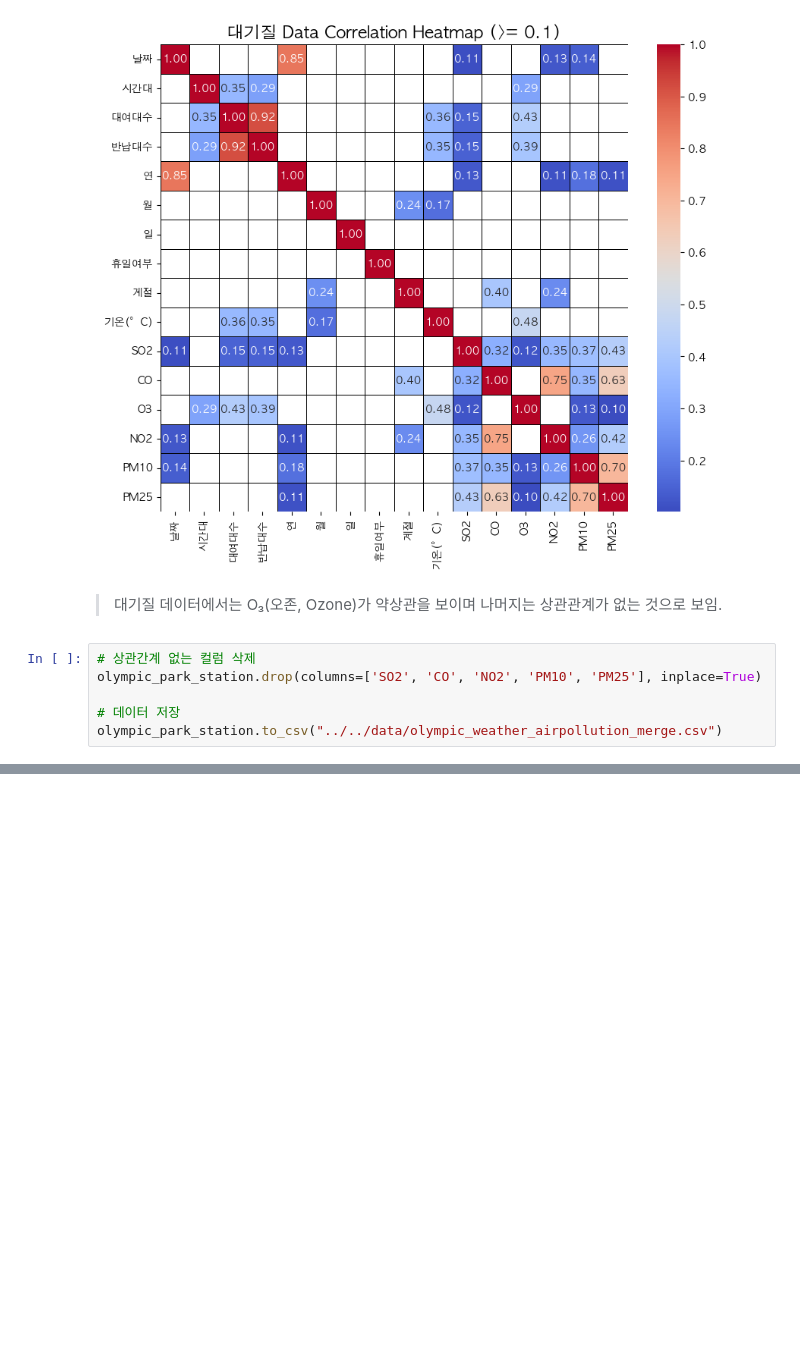
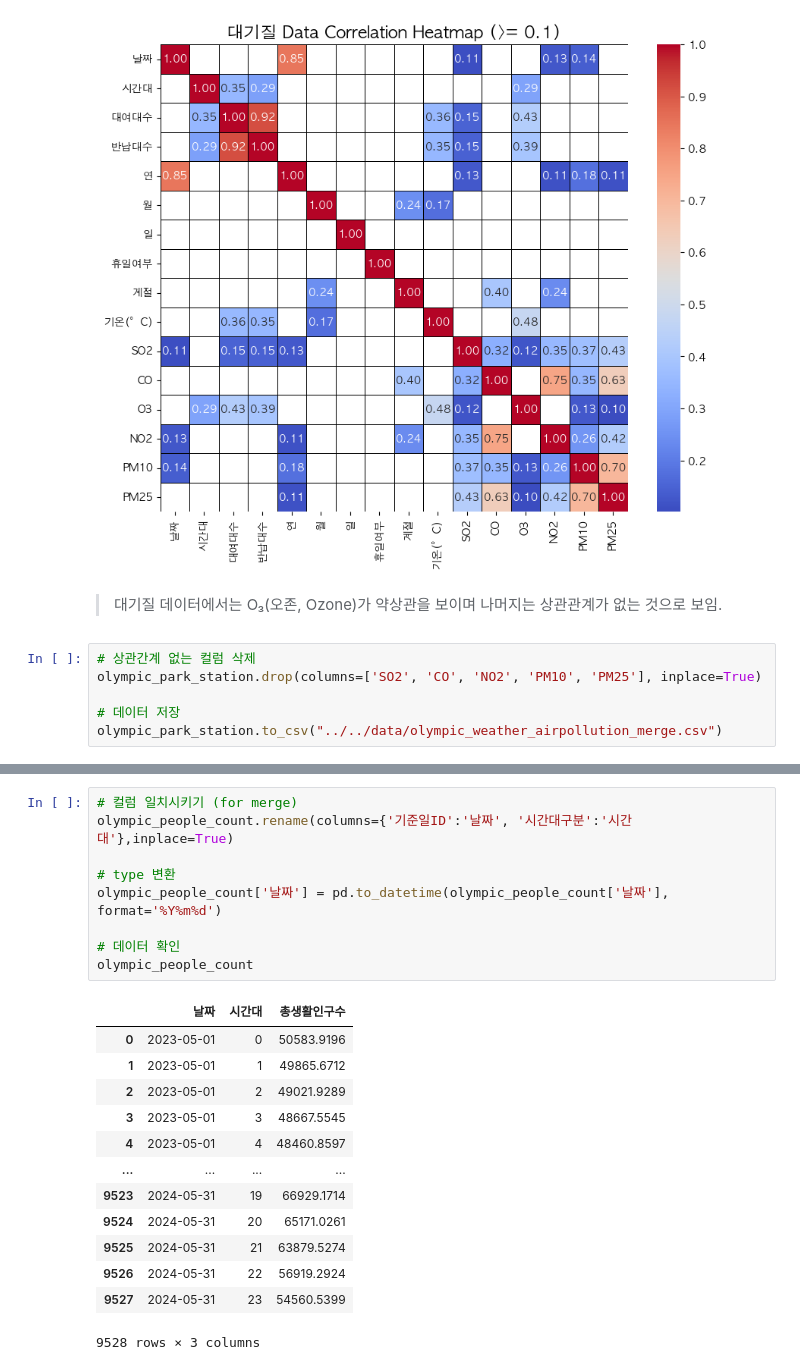
Before and after one commit to donghun-ha/Ddareungi, a Jupyter notebook: python/note/dh/olympic_park.ipynb, the cells around one changed output, grey strips where cells are left out. Cells and saved outputs as stored; diff of their text form; blank space fills up the shorter version.

```diff
--- a/python/note/dh/olympic_park.ipynb
+++ b/python/note/dh/olympic_park.ipynb
@@ -994,0 +1089,23 @@ olympic_park_station.to_csv("../../data/olympic_weather_airpollution_merge.csv")
+# %%
+# 컬럼 일치시키기 (for merge)
+olympic_people_count.rename(columns={'기준일ID':'날짜', '시간대구분':'시간대'},inplace=True)
+
+# type 변환
+olympic_people_count['날짜'] = pd.to_datetime(olympic_people_count['날짜'], format='%Y%m%d')
+
+# 데이터 확인
+olympic_people_count
+# %% [output]
+|  | 날짜 | 시간대 | 총생활인구수 |
+| 0 | 2023-05-01 | 0 | 50583.9196 |
+| 1 | 2023-05-01 | 1 | 49865.6712 |
+| 2 | 2023-05-01 | 2 | 49021.9289 |
+| 3 | 2023-05-01 | 3 | 48667.5545 |
+| 4 | 2023-05-01 | 4 | 48460.8597 |
+| ... | ... | ... | ... |
+| 9523 | 2024-05-31 | 19 | 66929.1714 |
+| 9524 | 2024-05-31 | 20 | 65171.0261 |
+| 9525 | 2024-05-31 | 21 | 63879.5274 |
+| 9526 | 2024-05-31 | 22 | 56919.2924 |
+| 9527 | 2024-05-31 | 23 | 54560.5399 |
+9528 rows × 3 columns
```
Also changed, not shown: parts of 10 cells of this notebook.
